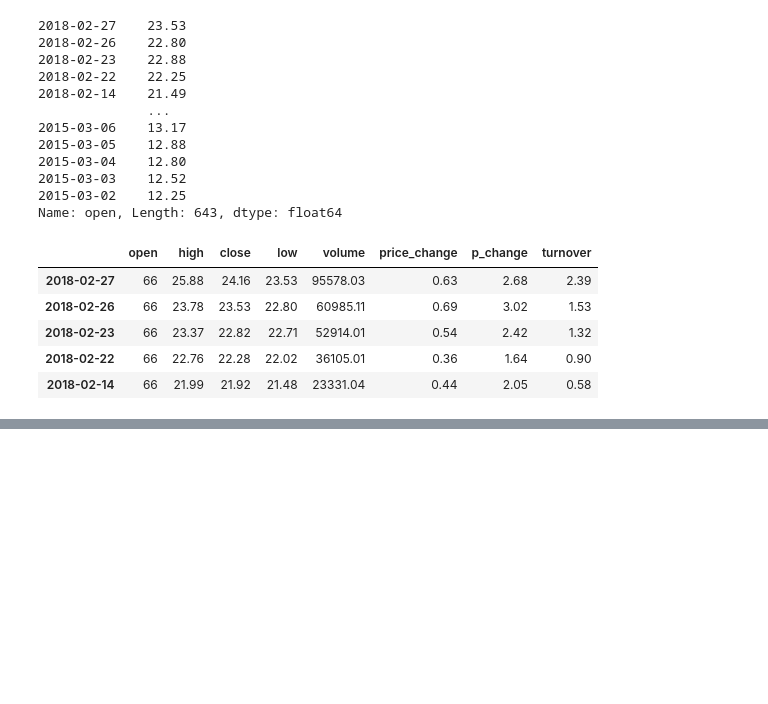
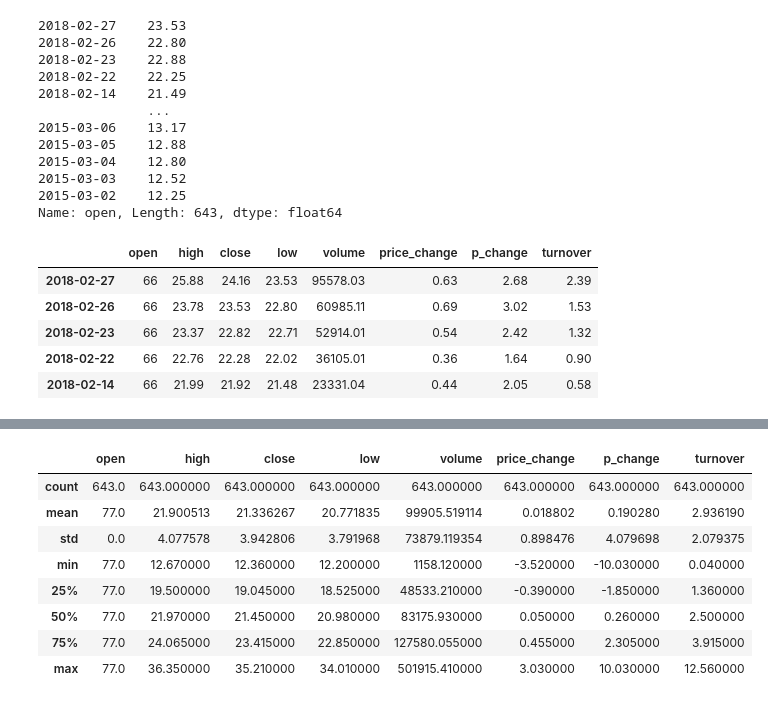
Before and after one commit to NekoSilverFox/Data-Mining, a Jupyter notebook: 003 - Pandas/Pandas.ipynb, the cells around one changed output, grey strips where cells are left out. Saved outputs shown, nothing was run; the diff lists cells and outputs as text; code cells hidden in the pictures; blank space fills up the shorter version.

```diff
--- a/003 - Pandas/Pandas.ipynb
+++ b/003 - Pandas/Pandas.ipynb
@@ -585,0 +787,12 @@ data.head()
+# %%
+data.describe()
+# %% [output]
+|  | open | high | close | low | volume | price_change | p_change | turnover |
+| count | 643.0 | 643.000000 | 643.000000 | 643.000000 | 643.000000 | 643.000000 | 643.000000 | 643.000000 |
+| mean | 77.0 | 21.900513 | 21.336267 | 20.771835 | 99905.519114 | 0.018802 | 0.190280 | 2.936190 |
+| std | 0.0 | 4.077578 | 3.942806 | 3.791968 | 73879.119354 | 0.898476 | 4.079698 | 2.079375 |
+| min | 77.0 | 12.670000 | 12.360000 | 12.200000 | 1158.120000 | -3.520000 | -10.030000 | 0.040000 |
+| 25% | 77.0 | 19.500000 | 19.045000 | 18.525000 | 48533.210000 | -0.390000 | -1.850000 | 1.360000 |
+| 50% | 77.0 | 21.970000 | 21.450000 | 20.980000 | 83175.930000 | 0.050000 | 0.260000 | 2.500000 |
+| 75% | 77.0 | 24.065000 | 23.415000 | 22.850000 | 127580.055000 | 0.455000 | 2.305000 | 3.915000 |
+| max | 77.0 | 36.350000 | 35.210000 | 34.010000 | 501915.410000 | 3.030000 | 10.030000 | 12.560000 |
```
Also changed, not shown: parts of 25 cells of this notebook, 3 other files.
